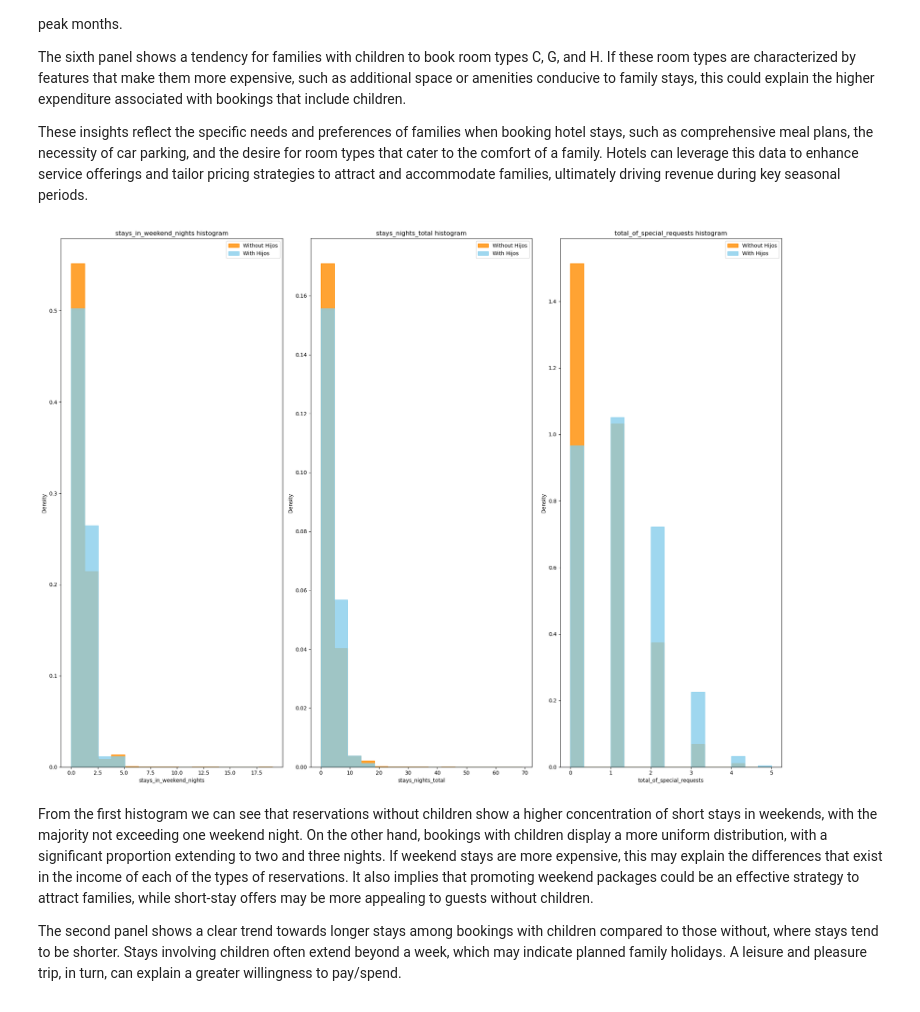
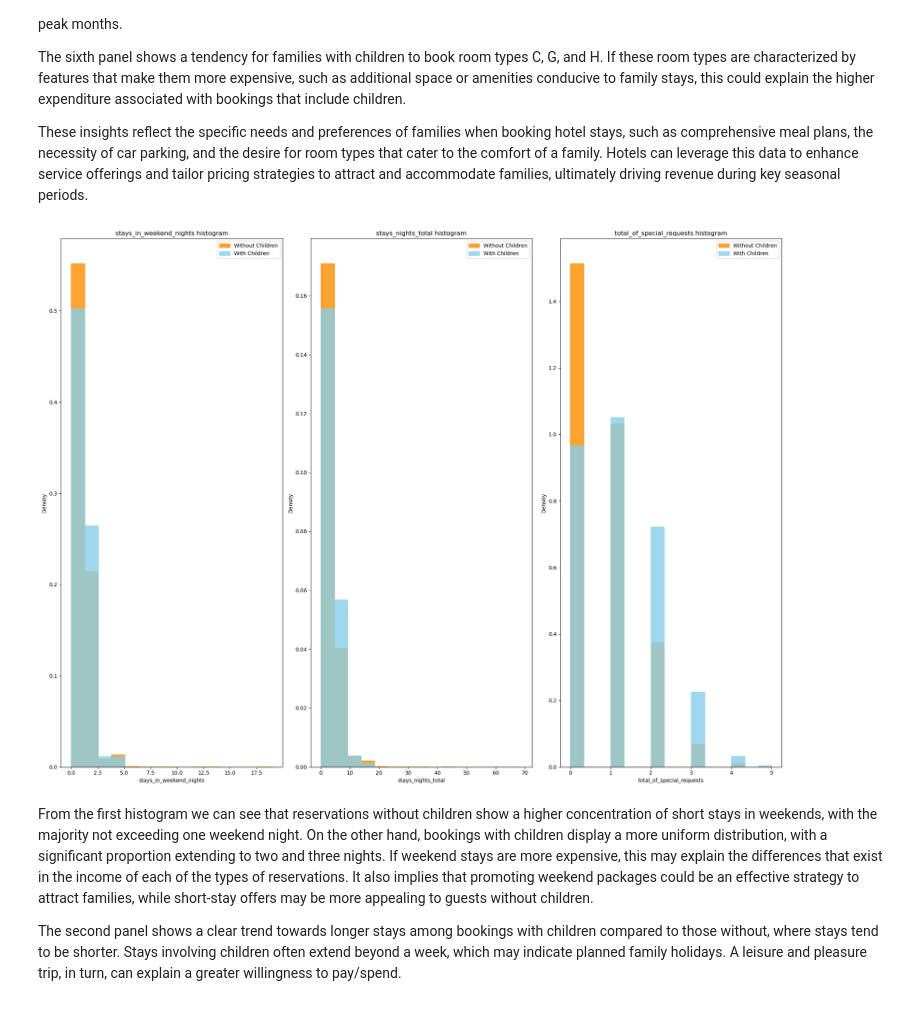
Before and after one commit to Juanialladio57/Fligoo, a Jupyter notebook: take_home_data_scientist/code/fligoo_take_home_data_scientist_ALLADIO.ipynb, the cells around one changed output. Drawn from its saved outputs; the diff is of its cells as text; code cells hidden in the pictures.

```diff
--- a/take_home_data_scientist/code/fligoo_take_home_data_scientist_ALLADIO.ipynb
+++ b/take_home_data_scientist/code/fligoo_take_home_data_scientist_ALLADIO.ipynb
@@ -287,44 +287,44 @@ and accommodate families, ultimately driving revenue during key seasonal periods
 # %%
 continuous_characteristics = ['stays_in_weekend_nights', 'stays_nights_total', 'total_of_special_requests']
 
-# Configura el tamaño de la figura que contendrá todos los subplots
+# Set the size of the figure that will contain all the subplots
 plt.figure(figsize=(20, 15))
 
-# Crea subplots para cada una de las variables
+# Create subplots for each of the variables
 for index, variable in enumerate(continuous_characteristics, 1):
-    # Crea un subplot en la posición correspondiente
+    # Create a subplot in the corresponding position
     ax = plt.subplot(1, 3, index)
 
-    # Filtra los datos para reservas con hijos y sin hijos
+    # Filter the data for reservations with and without children
     data_with_children = hotels[hotels['children'] > 0][variable]
     data_without_children = hotels[hotels['children'] == 0][variable]
 
-    # Encuentra los valores máximos y mínimos para establecer los bins
+    # Find the maximum and minimum values to establish the bins
     combined_data = pd.concat([data_with_children, data_without_children])
     min_val, max_val = combined_data.min(), combined_data.max()
-    bins = np.linspace(min_val, max_val, 16)  # Asegúrate de tener 15 bins como en tu configuración original
+    bins = np.linspace(min_val, max_val, 16)  # Ensure there are 15 bins as in our original configuration
 
-    # Dibuja los histogramas para cada grupo en el mismo subplot
+    # Plot histograms for each group on the same subplot
     sns.histplot(data_without_children, bins=bins, color='darkorange', kde=False, stat='density',
-                 label='Without Hijos', element='step', ax=ax, alpha=0.8)
+                 label='Without Children', element='step', ax=ax, alpha=0.8)
     sns.histplot(data_with_children, bins=bins, color='skyblue', kde=False, stat='density',
-                 label='With Hijos', element='step', ax=ax, alpha=0.8)
+                 label='With Children', element='step', ax=ax, alpha=0.8)
 
-    # Establece el título del subplot y los nombres de los ejes
+    # Set the title of the subplot and the names of the axes
     ax.set_title(f'{variable} histogram')
     ax.set_xlabel(variable)
     ax.set_ylabel('Density')
 
-    # Muestra la leyenda
+    # Display the legend
     ax.legend()
 
-# Ajusta el layout para evitar la superposición de subplots
+# Adjust the layout to avoid overlap of subplots
 plt.tight_layout()
 plt.savefig('continuous_characteristics_histogram.png')
-# Muestra la figura con todos los subplots
+# Display the figure with all subplots
 plt.show()
 # %% [output]
-[figure, old version]
+[figure, new version]
 # %% [markdown]
 From the first histogram we can see that reservations without children show a higher concentration of short stays in weekends, with the majority not exceeding one weekend night. On the other hand, bookings with children
 display a more uniform distribution, with a significant proportion extending to two and three nights. If weekend stays are more expensive, this may explain the differences that exist in the income of each of the types of reservations. It also implies that promoting weekend packages could be an effective strategy to attract families, while short-stay offers may be more appealing to guests without children.
```
Also changed, not shown: parts of 3 cells of this notebook, 3 other files.
